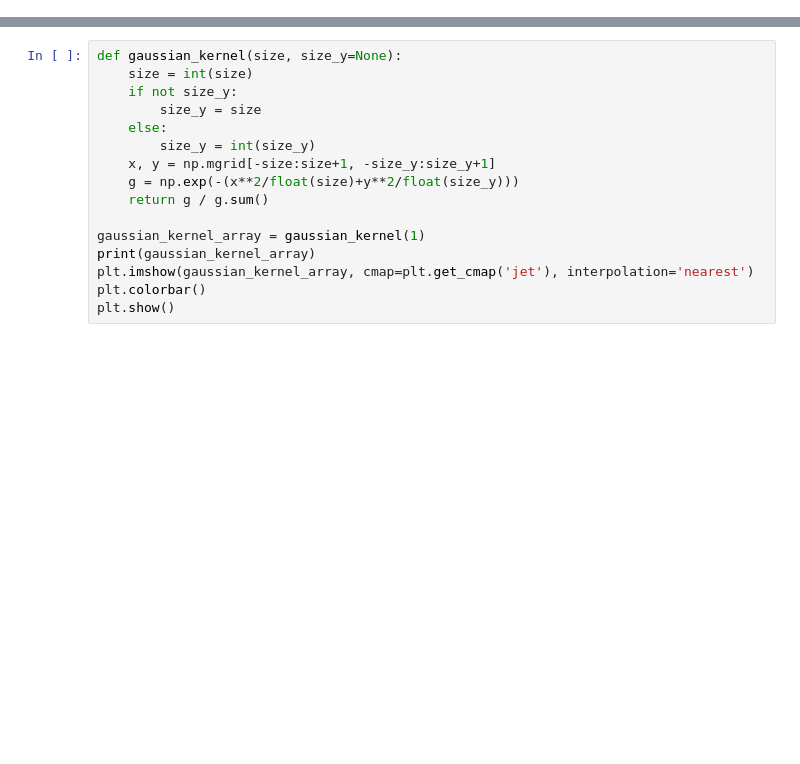
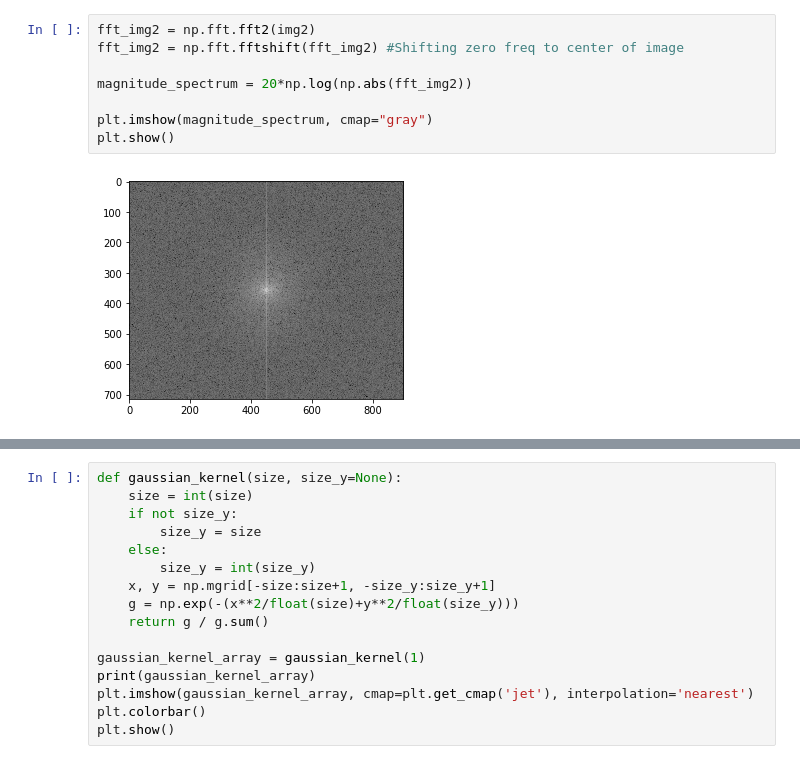
Before and after one commit to monkjunior/image-processing-basis, a Jupyter notebook: Untitled.ipynb, the cells around one changed output, grey strips where cells are left out. Saved outputs shown, nothing was run; the diff lists cells and outputs as text; blank space fills up the shorter version.

```diff
--- a/Untitled.ipynb
+++ b/Untitled.ipynb
@@ -30,0 +42,10 @@ plt.show()
+# %%
+fft_img2 = np.fft.fft2(img2)
+fft_img2 = np.fft.fftshift(fft_img2) #Shifting zero freq to center of image
+
+magnitude_spectrum = 20*np.log(np.abs(fft_img2))
+
+plt.imshow(magnitude_spectrum, cmap="gray")
+plt.show()
+# %% [output]
+[figure, added]
```
Also changed, not shown: parts of 9 cells of this notebook, 1 other file.
